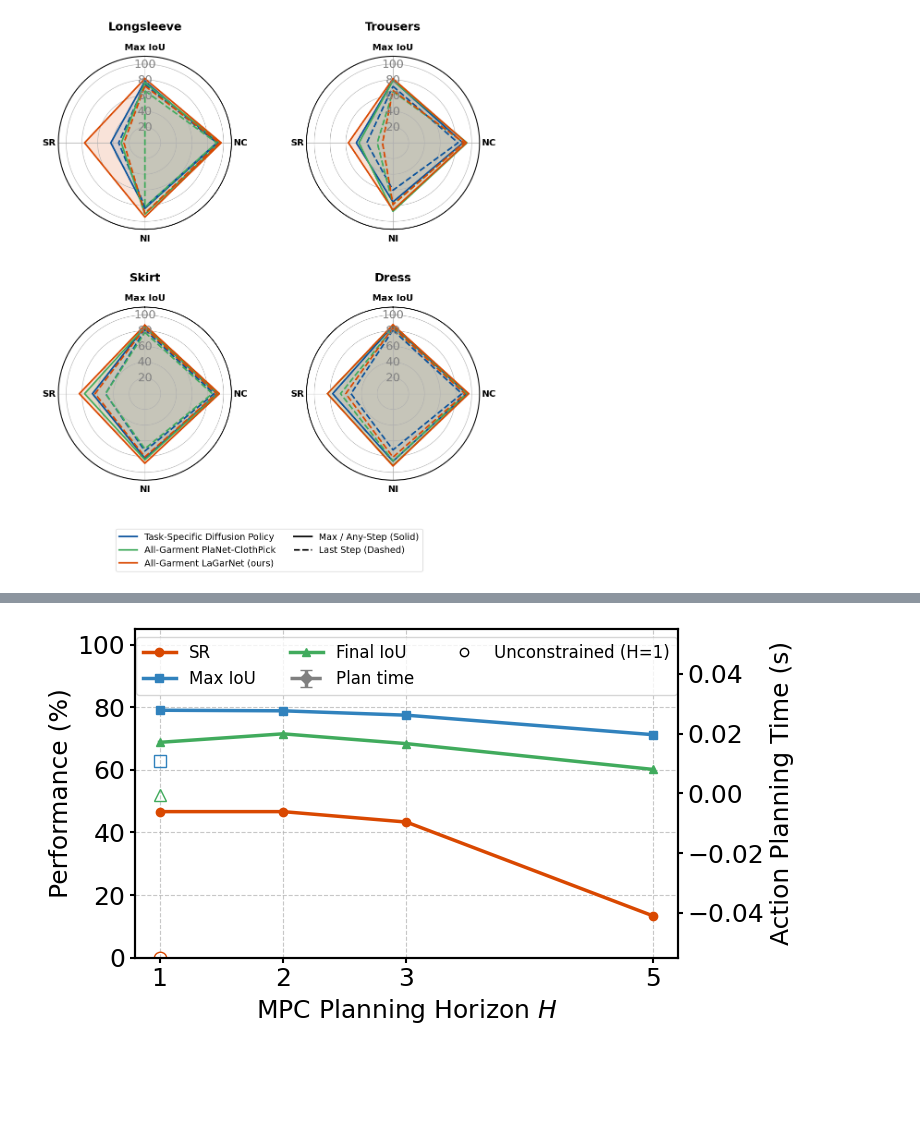
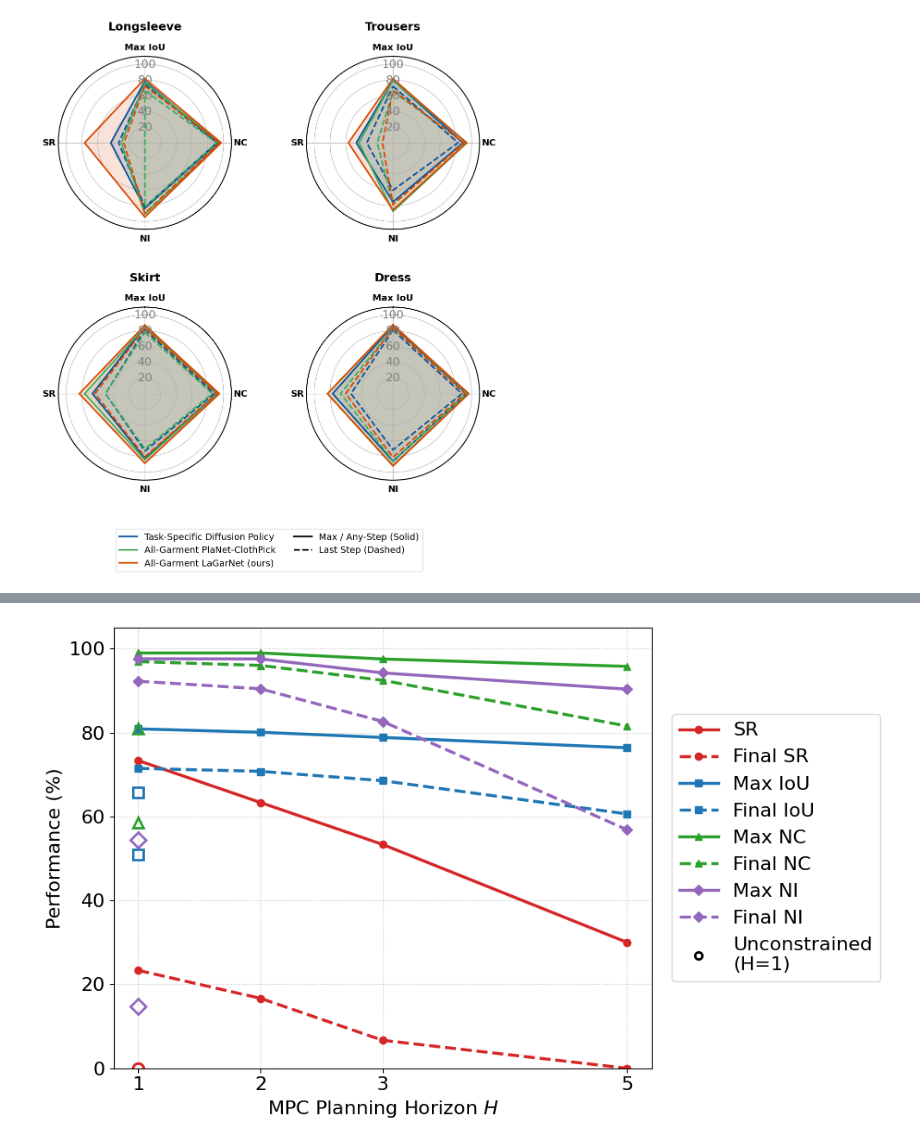
Before and after one commit to halid1020/bimanual_garment_folding, a Jupyter notebook: analysis/lagarnet/flattening_comparison_for_lagarnet_new.ipynb, the cells around one changed output, grey strips where cells are left out. Saved outputs shown, nothing was run; the diff lists cells and outputs as text; code cells hidden in the pictures; blank space fills up the shorter version.

```diff
--- a/analysis/lagarnet/flattening_comparison_for_lagarnet_new.ipynb
+++ b/analysis/lagarnet/flattening_comparison_for_lagarnet_new.ipynb
@@ -1391,11 +1406,12 @@ import os
 import numpy as np
 import pandas as pd
 import matplotlib.pyplot as plt
+import matplotlib.lines as mlines
 
-data_dir = globals().get('data_dir', '/media/halid/T7/garment_folding_data')
+data_dir = '/home/halid/lagarnet_data/'
 
 HORIZON_EVAL_BASE = 'transfer_eval_final_lagarnet_reward_v2_alpha_0_3_horizon'
-HORIZON_ARENA = 'multi_longsleeve_single_picker_readjust_pick_provide_semkey_pixel_no_success_stop_resol_128_train_200'
+HORIZON_ARENA = 'multi_longsleeve_single_picker_readjust_pick_provide_semkey_pixel_no_success_stop_resol_128_train_200_horizon_30'
 # (dir tag, display label, numeric horizon for the plot or None to exclude)
 VARIANTS = [
     ('H1', 'H=1', 1),
@@ -1422,7 +1438,8 @@ for tag, label, H in VARIANTS:
         print(f'Missing {perf_csv}; skipping {label}')
         continue
 
-    m = aggregate_performance_custom(perf_csv, iou_thresh=0.8, nc_thresh=0.9)
+    # Changed max_steps to 20
+    m = aggregate_performance_custom(perf_csv, iou_thresh=0.79, nc_thresh=0.9, max_steps=30)
     n_traj = len(pd.read_csv(perf_csv))
     row = {
         'Variant': label,
@@ -1468,52 +1485,75 @@ else:
     print('\n--- LaTeX Table Output ---')
     print(df_tab.to_latex(index=False, escape=False, column_format='l' + 'c' * (len(df_tab.columns) - 1)))
 
-    # Dual-axis plot over the constrained horizon sweep only
+    # Plot over the constrained horizon sweep only (Time Data Removed)
     df_sweep = df_horizon[df_horizon['H'].notna()].sort_values('H')
     if not df_sweep.empty:
-        fig, ax1 = plt.subplots(figsize=(8, 4.5))
+        fig, ax1 = plt.subplots(figsize=(10, 6))
+
+        # Distinct Color Palette
+        c_sr = '#d62728'  # Red
+        c_iou = '#1f77b4' # Blue
+        c_nc = '#2ca02c'  # Green
+        c_ni = '#9467bd'  # Purple
+
+        lw = 2.5 # Line width variable for easier adjustment
 
         # Plot Constrained Sweep
-        ax1.plot(df_sweep['H'], df_sweep['SR'], marker='o', label='SR', color='#d94801')
-        ax1.plot(df_sweep['H'], df_sweep['Max IoU'], marker='s', label='Max IoU', color='#3182bd')
-        ax1.plot(df_sweep['H'], df_sweep['Final IoU'], marker='^', label='Final IoU', color='#41ab5d')
+        # SR (Max: solid, Final: dashed)
+        ax1.plot(df_sweep['H'], df_sweep['SR'], marker='o', label='SR', color=c_sr, linestyle='-', linewidth=lw)
+        ax1.plot(df_sweep['H'], df_sweep['Final SR'], marker='o', label='Final SR', color=c_sr, linestyle='--', linewidth=lw)
 
-        ax1.set_xlabel('MPC Planning Horizon $H$')
-        ax1.set_ylabel('Performance (%)')
+        # IoU (Max: solid, Final: dashed)
+        ax1.plot(df_sweep['H'], df_sweep['Max IoU'], marker='s', label='Max IoU', color=c_iou, linestyle='-', linewidth=lw)
+        ax1.plot(df_sweep['H'], df_sweep['Final IoU'], marker='s', label='Final IoU', color=c_iou, linestyle='--', linewidth=lw)
+
+        # NC (Max: solid, Final: dashed)
+        ax1.plot(df_sweep['H'], df_sweep['Max NC'], marker='^', label='Max NC', color=c_nc, linestyle='-', linewidth=lw)
+        ax1.plot(df_sweep['H'], df_sweep['Final NC'], marker='^', label='Final NC', color=c_nc, linestyle='--', linewidth=lw)
+
+        # NI (Max: solid, Final: dashed)
+        ax1.plot(df_sweep['H'], df_sweep['Max NI'], marker='D', label='Max NI', color=c_ni, linestyle='-', linewidth=lw)
+        ax1.plot(df_sweep['H'], df_sweep['Final NI'], marker='D', label='Final NI', color=c_ni, linestyle='--', linewidth=lw)
+
+        # Increase axis label font sizes
+        ax1.set_xlabel('MPC Planning Horizon $H$', fontsize=16)
+        ax1.set_ylabel('Performance (%)', fontsize=16)
+
+        # Increase tick label (axis number) sizes
+        ax1.tick_params(axis='both', which='major', labelsize=16)
         ax1.set_xticks(list(df_sweep['H']))
         ax1.set_ylim(0, 105)
-        ax1.grid(True, linestyle='--', alpha=0.7)
+        ax1.grid(True, linestyle=':', alpha=0.7)
 
-        # Plot Plan Time on second axis
-        ax2 = ax1.twinx()
-        ax2.errorbar(df_sweep['H'], df_sweep['Plan Time (s)'], yerr=df_sweep['Plan Time Std'],
-                     marker='D', color='gray', linestyle='--', capsize=4, label='Plan time')
-        ax2.set_ylabel('Action Planning Time (s)')
-
-        # --- NEW: Plot Unconstrained H=1 ---
+        # Plot Unconstrained H=1
         df_unc = df_horizon[df_horizon['Variant'] == 'H=1 (no constraint)']
         if not df_unc.empty:
             unc_row = df_unc.iloc[0]
             # Plot at x=1 with empty filling (markerfacecolor='none') and matching edge colors/shapes
-            ax1.plot(1, unc_row['SR'], marker='o', color='#d94801', markerfacecolor='none', markersize=9, linestyle='None')
-            ax1.plot(1, unc_row['Max IoU'], marker='s', color='#3182bd', markerfacecolor='none', markersize=9, linestyle='None')
-            ax1.plot(1, unc_row['Final IoU'], marker='^', color='#41ab5d', markerfacecolor='none', markersize=9, linestyle='None')
+            mew = 2 # Marker edge width to match thicker lines
+            ax1.plot(1, unc_row['SR'], marker='o', color=c_sr, markerfacecolor='none', markersize=9, markeredgewidth=mew, linestyle='None')
+            ax1.plot(1, unc_row['Final SR'], marker='o', color=c_sr, markerfacecolor='none', markersize=9, markeredgewidth=mew, linestyle='None')
 
-            ax2.errorbar(1, unc_row['Plan Time (s)'], yerr=unc_row['Plan Time Std'],
-                         marker='D', color='gray', markerfacecolor='none', capsize=4, markersize=9, linestyle='None')
+            ax1.plot(1, unc_row['Max IoU'], marker='s', color=c_iou, markerfacecolor='none', markersize=9, markeredgewidth=mew, linestyle='None')
+            ax1.plot(1, unc_row['Final IoU'], marker='s', color=c_iou, markerfacecolor='none', markersize=9, markeredgewidth=mew, linestyle='None')
+
+            ax1.plot(1, unc_row['Max NC'], marker='^', color=c_nc, markerfacecolor='none', markersize=9, markeredgewidth=mew, linestyle='None')
+            ax1.plot(1, unc_row['Final NC'], marker='^', color=c_nc, markerfacecolor='none', markersize=9, markeredgewidth=mew, linestyle='None')
+
+            ax1.plot(1, unc_row['Max NI'], marker='D', color=c_ni, markerfacecolor='none', markersize=9, markeredgewidth=mew, linestyle='None')
+            ax1.plot(1, unc_row['Final NI'], marker='D', color=c_ni, markerfacecolor='none', markersize=9, markeredgewidth=mew, linestyle='None')
 
         # Legend Handling
         lines1, labels1 = ax1.get_legend_handles_labels()
-        lines2, labels2 = ax2.get_legend_handles_labels()
 
         # Create a custom legend handle to explain what the empty markers mean
-        import matplotlib.lines as mlines
         unc_legend = mlines.Line2D([], [], color='black', marker='o', markerfacecolor='none',
-                                   linestyle='None', label='Unconstrained (H=1)')
+                                   linestyle='None', markeredgewidth=2, label='Unconstrained\n (H=1)')
 
-        # Combine all legend items, place at the bottom, outside the plot area
-        ax1.legend(lines1 + lines2 + [unc_legend], labels1 + labels2 + ['Unconstrained (H=1)'],
-                   loc='upper center', fontsize=12, ncol=3)
+        # Combine all legend items, placed to the right of the plot as a single column
+        ax1.legend(lines1 + [unc_legend], labels1 + ['Unconstrained\n(H=1)'],
+                   loc='center left', bbox_to_anchor=(1.02, 0.5),
+                   fontsize=16, ncol=1)
 
         plt.tight_layout()
         plt.savefig('ablation_mpc_horizon.png', dpi=300, bbox_inches='tight')
@@ -1536,5 +1576,5 @@ H=1 (no constraint) NaN            30  0.00      0.00    62.82         5.19   76
 \bottomrule
 \end{tabular}
 
 Saved ablation_mpc_horizon.png
-[figure, old version]
+[figure, new version]
```
Also changed, not shown: parts of 2 cells of this notebook, 26 other files.
